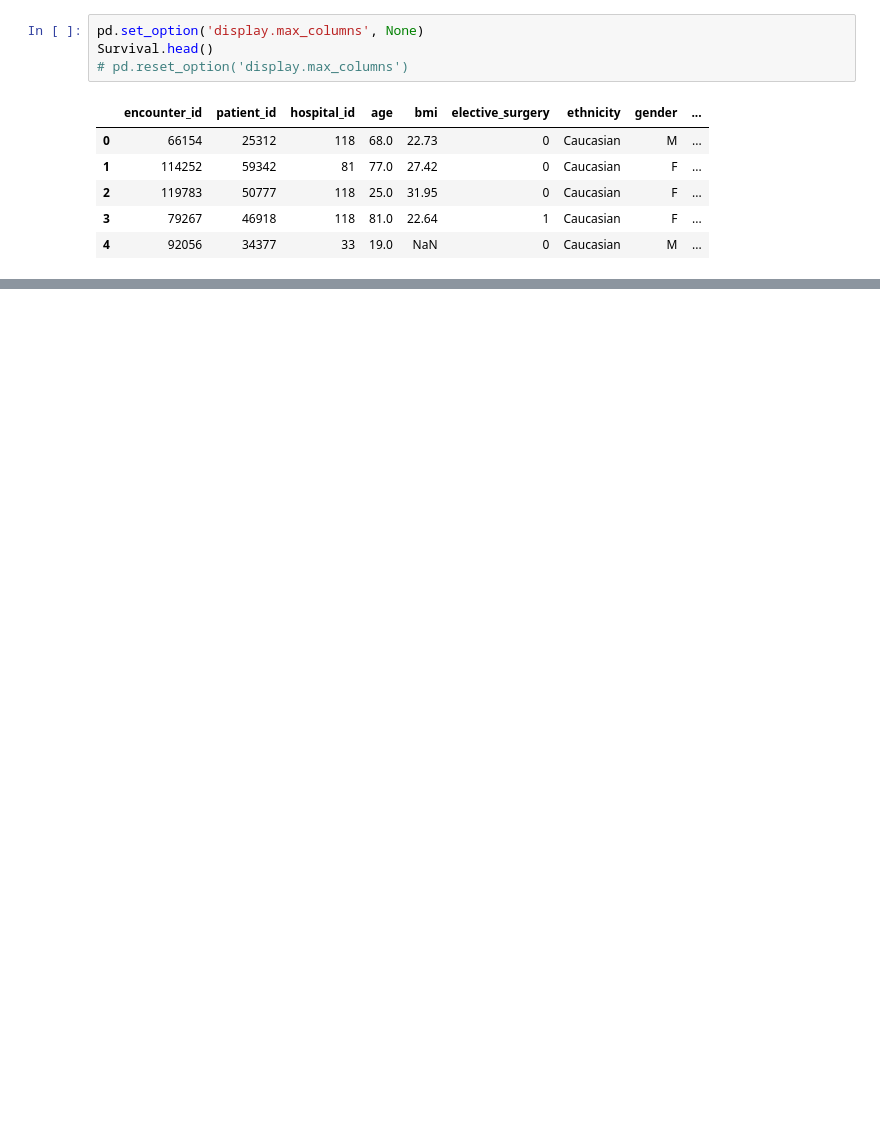
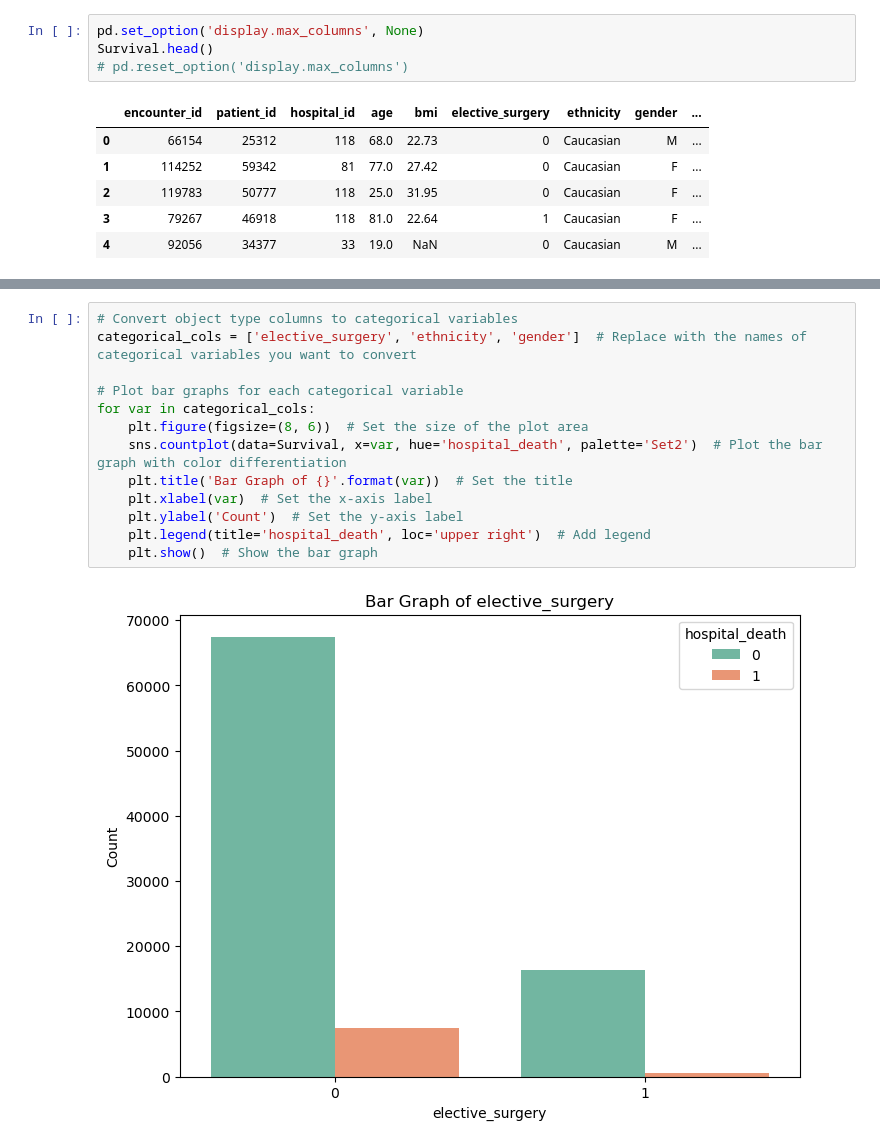
Before and after one commit to 2023DS598/Project, a Jupyter notebook: project_EDA.ipynb, the cells around one changed output, grey strips where cells are left out. Cells and saved outputs as stored; diff of their text form; blank space fills up the shorter version.

```diff
--- a/project_EDA.ipynb
+++ b/project_EDA.ipynb
@@ -48,0 +148,15 @@ memory usage: 59.5+ MB
+# %%
+# Convert object type columns to categorical variables
+categorical_cols = ['elective_surgery', 'ethnicity', 'gender']  # Replace with the names of categorical variables you want to convert
+
+# Plot bar graphs for each categorical variable
+for var in categorical_cols:
+    plt.figure(figsize=(8, 6))  # Set the size of the plot area
+    sns.countplot(data=Survival, x=var, hue='hospital_death', palette='Set2')  # Plot the bar graph with color differentiation
+    plt.title('Bar Graph of {}'.format(var))  # Set the title
+    plt.xlabel(var)  # Set the x-axis label
+    plt.ylabel('Count')  # Set the y-axis label
+    plt.legend(title='hospital_death', loc='upper right')  # Add legend
+    plt.show()  # Show the bar graph
+# %% [output]
+[figure, added]
```
Also changed, not shown: parts of 19 cells of this notebook.
